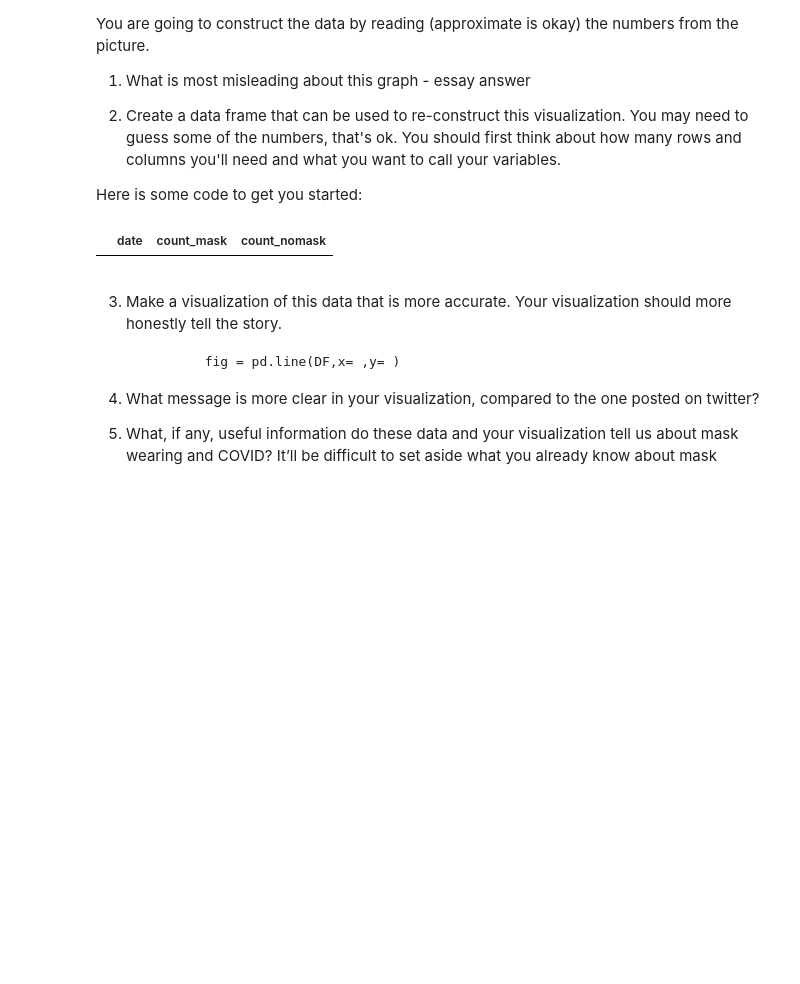
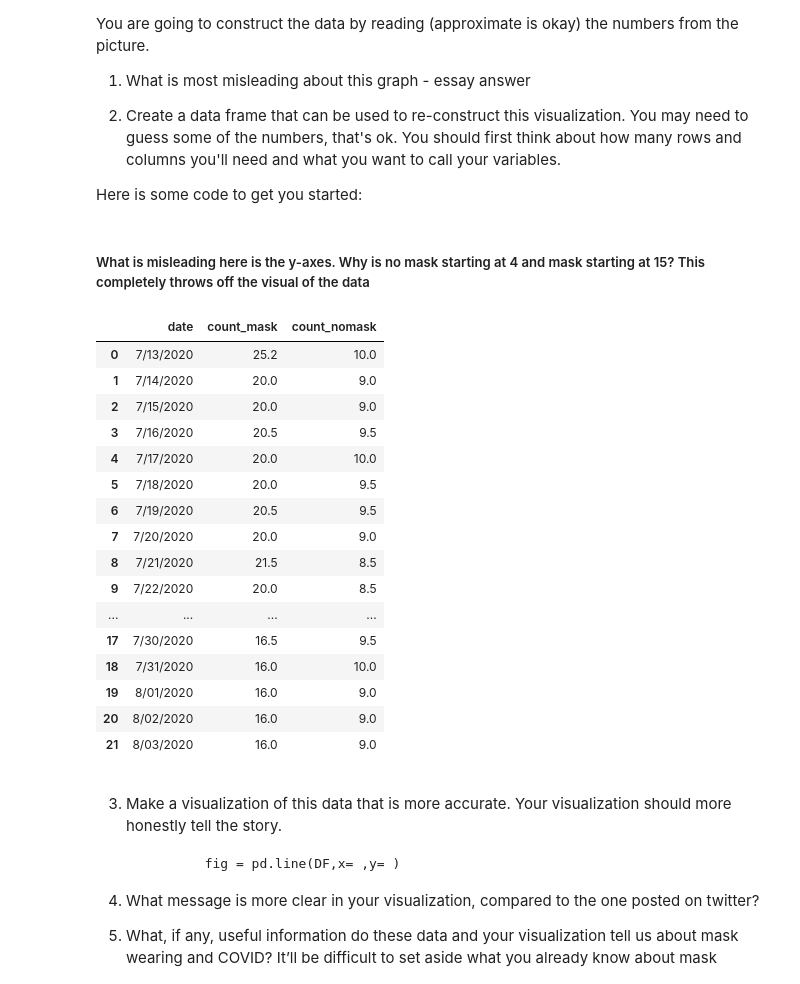
Before and after one commit to ldevries1/Day13, a Jupyter notebook: Day13-HW.ipynb, the cells around one changed output. Drawn from its saved outputs; the diff is of its cells as text; code cells hidden in the pictures; blank space fills up the shorter version.

```diff
--- a/Day13-HW.ipynb
+++ b/Day13-HW.ipynb
@@ -100,18 +100,36 @@ You are going to construct the data by reading (approximate is okay) the numbers
 
 
 Here is some code to get you started:
+# %% [markdown]
+##### What is misleading here is the y-axes. Why is no mask starting at 4 and mask starting at 15? This completely throws off the visual of the data
 # %%
-date = []
-count_mask = []
-count_nomask = []
+date = ["7/13/2020", "7/14/2020", "7/15/2020", "7/16/2020", "7/17/2020", "7/18/2020", "7/19/2020", "7/20/2020", "7/21/2020", "7/22/2020", "7/23/2020", "7/24/2020", "7/25/2020", "7/26/2020", "7/27/2020", "7/28/2020", "7/29/2020", "7/30/2020", "7/31/2020", "8/01/2020", "8/02/2020", "8/03/2020"]
+count_mask = [25.2,20,20,20.5,20,20,20.5,20,21.5,20,20,20.5,19,19.5,17,16,16.5,16.5,16,16,16,16]
+count_nomask = [10,9,9,9.5,10,9.5,9.5,9,8.5,8.5,8.5,8.5,10,10,10,9.5,9.5,9.5,10,9,9,9]
 
 DF = pd.DataFrame()
 DF['date']=date
 DF['count_mask']=count_mask
 DF['count_nomask']=count_nomask
 DF
 # %% [output]
 |  | date | count_mask | count_nomask |
+| 0 | 7/13/2020 | 25.2 | 10.0 |
+| 1 | 7/14/2020 | 20.0 | 9.0 |
+| 2 | 7/15/2020 | 20.0 | 9.0 |
+| 3 | 7/16/2020 | 20.5 | 9.5 |
+| 4 | 7/17/2020 | 20.0 | 10.0 |
+| 5 | 7/18/2020 | 20.0 | 9.5 |
+| 6 | 7/19/2020 | 20.5 | 9.5 |
+| 7 | 7/20/2020 | 20.0 | 9.0 |
+| 8 | 7/21/2020 | 21.5 | 8.5 |
+| 9 | 7/22/2020 | 20.0 | 8.5 |
+| ... | ... | ... | ... |
+| 17 | 7/30/2020 | 16.5 | 9.5 |
+| 18 | 7/31/2020 | 16.0 | 10.0 |
+| 19 | 8/01/2020 | 16.0 | 9.0 |
+| 20 | 8/02/2020 | 16.0 | 9.0 |
+| 21 | 8/03/2020 | 16.0 | 9.0 |
 # %% [markdown]
 3. Make a visualization of this data that is more accurate. Your visualization should more honestly tell the story.
 
```
Also changed, not shown: parts of 5 cells of this notebook.
